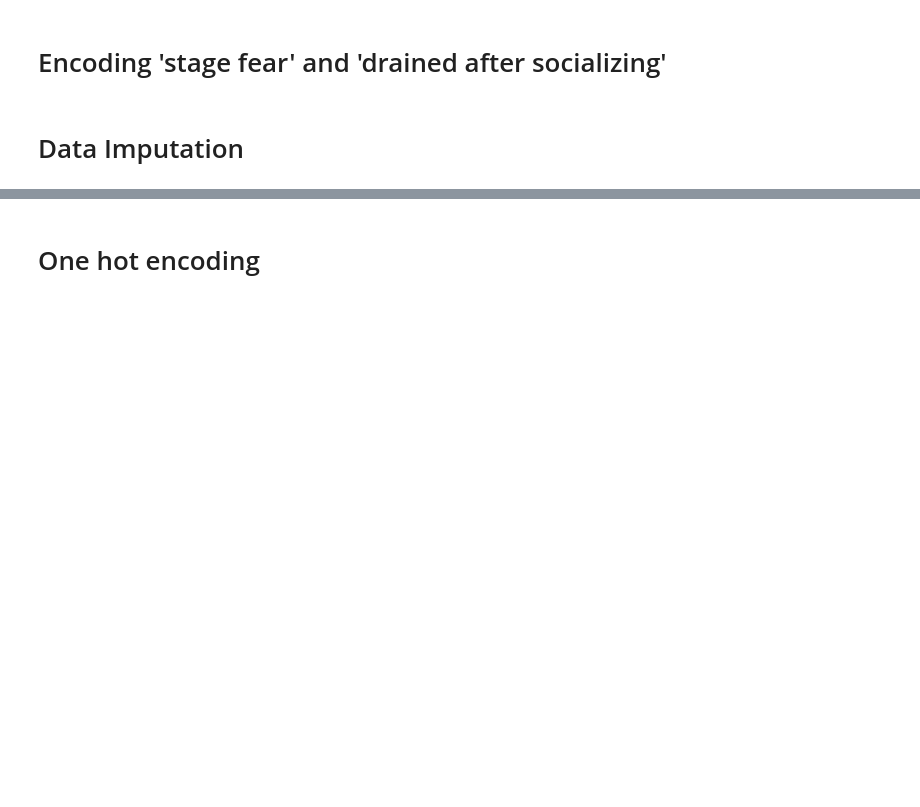
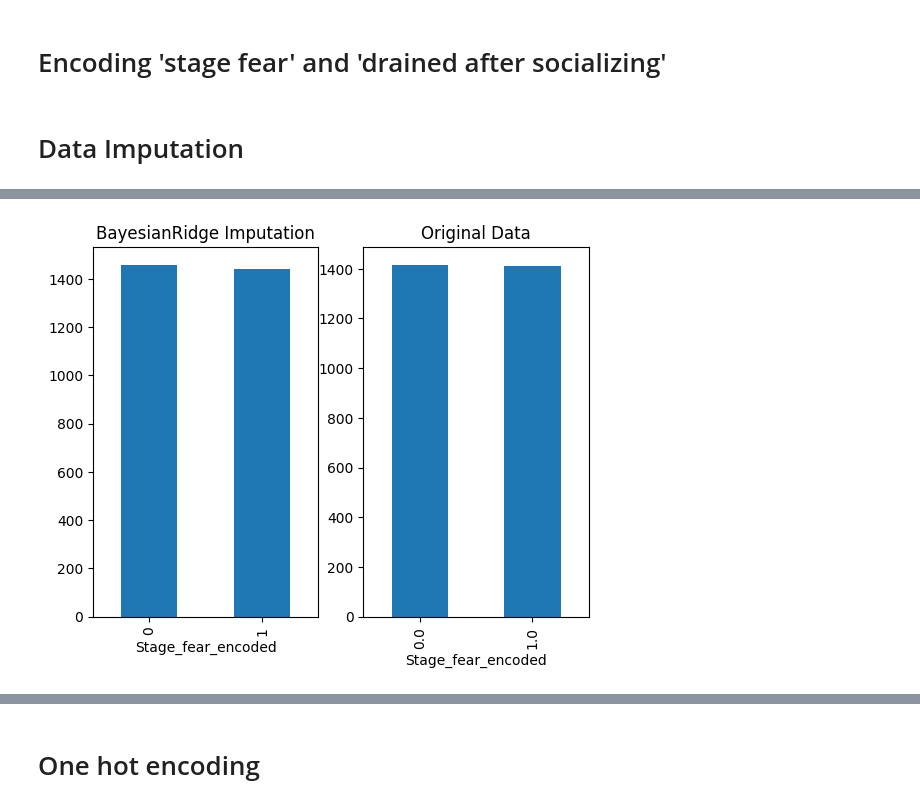
Before and after one commit to Aman-hebbale/kaggle_personality, a Jupyter notebook: logistic_classifier.ipynb, the cells around one changed output, grey strips where cells are left out. Drawn from its saved outputs; the diff is of its cells as text; code cells hidden in the pictures; blank space fills up the shorter version.

```diff
--- a/logistic_classifier.ipynb
+++ b/logistic_classifier.ipynb
@@ -207,0 +221,12 @@ dtype: int64
+# %%
+df_byr["Stage_fear_encoded"] = df_byr["Stage_fear_encoded"].abs().round().astype(int)
+# df_byr["Stage_fear_encoded"].value_counts().plot(kind="bar", title="Stage Fear Distribution")
+plt.subplot(1,2,1)
+df_byr["Stage_fear_encoded"].value_counts().plot(kind="bar")
+plt.title('BayesianRidge Imputation')
+plt.subplot(1,2,2)
+df_input["Stage_fear_encoded"].value_counts().plot(kind="bar")
+plt.title('Original Data')
+plt.show()
+# %% [output]
+[figure, added]
```
Also changed, not shown: parts of 33 cells of this notebook.
